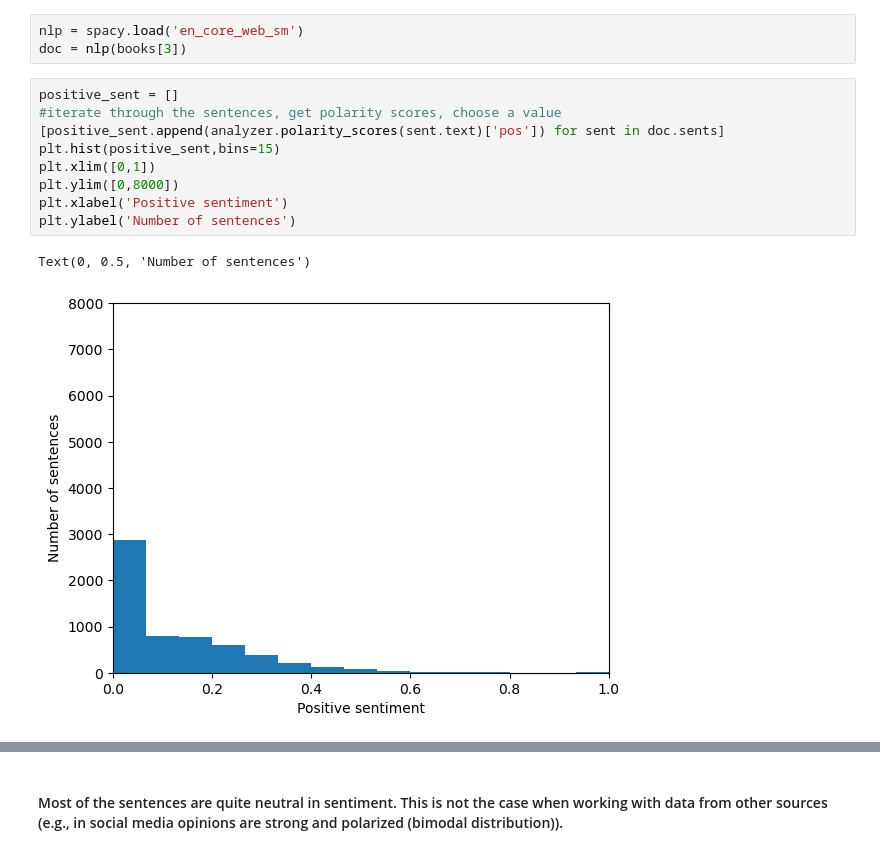
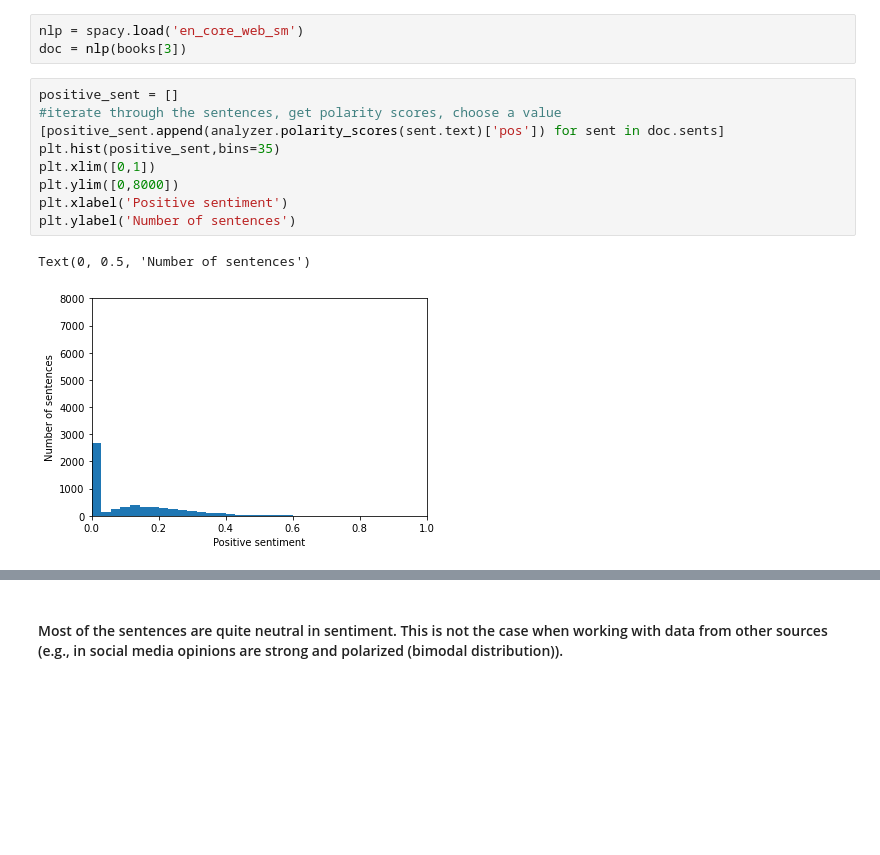
Before and after one commit to Seif-Wessam/2023, a Jupyter notebook: Exercises/09 - Handing text/Handling_text_exercise_1.ipynb, the cells around one changed output, grey strips where cells are left out. Drawn from its saved outputs; the diff is of its cells as text; blank space fills up the shorter version.

```diff
--- a/Exercises/09 - Handing text/Handling_text_exercise_1.ipynb
+++ b/Exercises/09 - Handing text/Handling_text_exercise_1.ipynb
@@ -425,15 +434,15 @@ doc = nlp(books[3])
 # %%
 positive_sent = []
 #iterate through the sentences, get polarity scores, choose a value
 [positive_sent.append(analyzer.polarity_scores(sent.text)['pos']) for sent in doc.sents]
-plt.hist(positive_sent,bins=15)
+plt.hist(positive_sent,bins=35)
 plt.xlim([0,1])
 plt.ylim([0,8000])
 plt.xlabel('Positive sentiment')
 plt.ylabel('Number of sentences')
 # %% [output]
 Text(0, 0.5, 'Number of sentences')
-[figure, old version]
+[figure, new version]
 # %%
 negative_sent = []
 [negative_sent.append(analyzer.polarity_scores(sent.text)['neg']) for sent in doc.sents]
```
Also changed, not shown: parts of 28 cells of this notebook.
